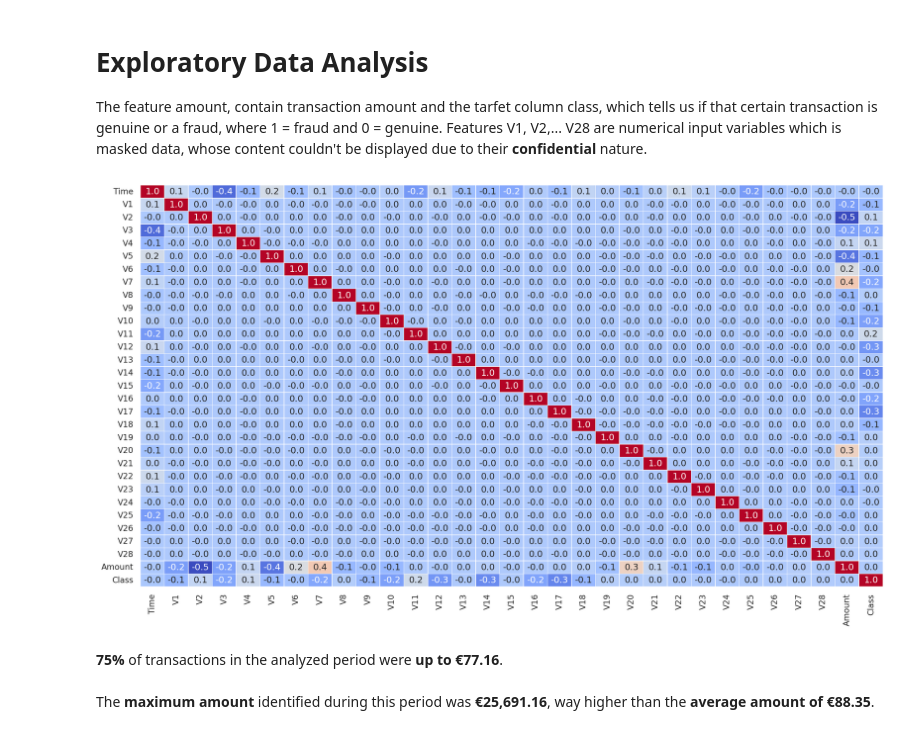
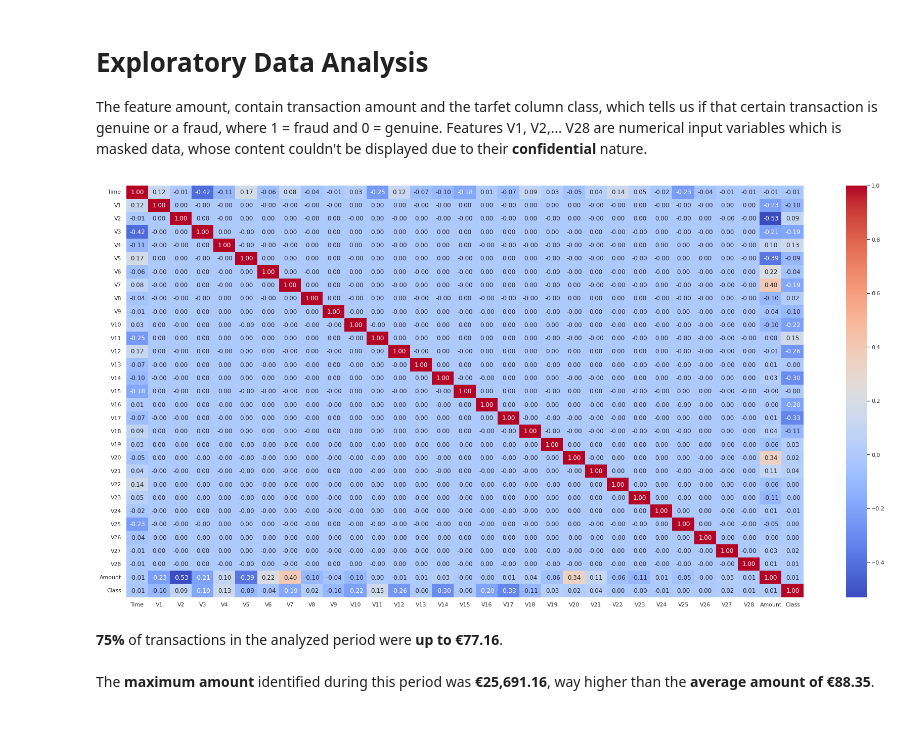
Before and after one commit to Akashkunwar/My-projects, a Jupyter notebook: credit-card-fraud-detection/Credit_Card_Fraud_Detection.ipynb, the cells around one changed output. Drawn from its saved outputs; the diff is of its cells as text; code cells hidden in the pictures.

```diff
--- a/credit-card-fraud-detection/Credit_Card_Fraud_Detection.ipynb
+++ b/credit-card-fraud-detection/Credit_Card_Fraud_Detection.ipynb
@@ -71,11 +71,13 @@ data.head()
 The feature amount, contain transaction amount
 and the tarfet column class, which tells us if that certain transaction is genuine or a fraud, where 1 = fraud and 0 = genuine.
 Features V1, V2,... V28 are numerical input variables which is masked data, whose content couldn't be displayed due to their **confidential** nature.
-# %%
-plt.figure(figsize=(18,10), dpi=150)
-sns.heatmap(data.corr(method='pearson'), cbar=False, annot=True, fmt='.1f', linewidth=0.2, cmap='coolwarm');
-# %% [output]
-[figure, removed]
+# %%
+corr = data.corr()
+plt.figure(figsize=(30,15))
+sns.heatmap(corr, cmap='coolwarm', fmt='.2f', annot=True)
+plt.show()
+# %% [output]
+[figure, added]
 # %% [markdown]
 **75%** of transactions in the analyzed period were **up to €77.16**.<br><br>
 The **maximum amount** identified during this period was **€25,691.16**, way higher than the **average amount of €88.35**.
```
Also changed, not shown: parts of 2 cells of this notebook.
